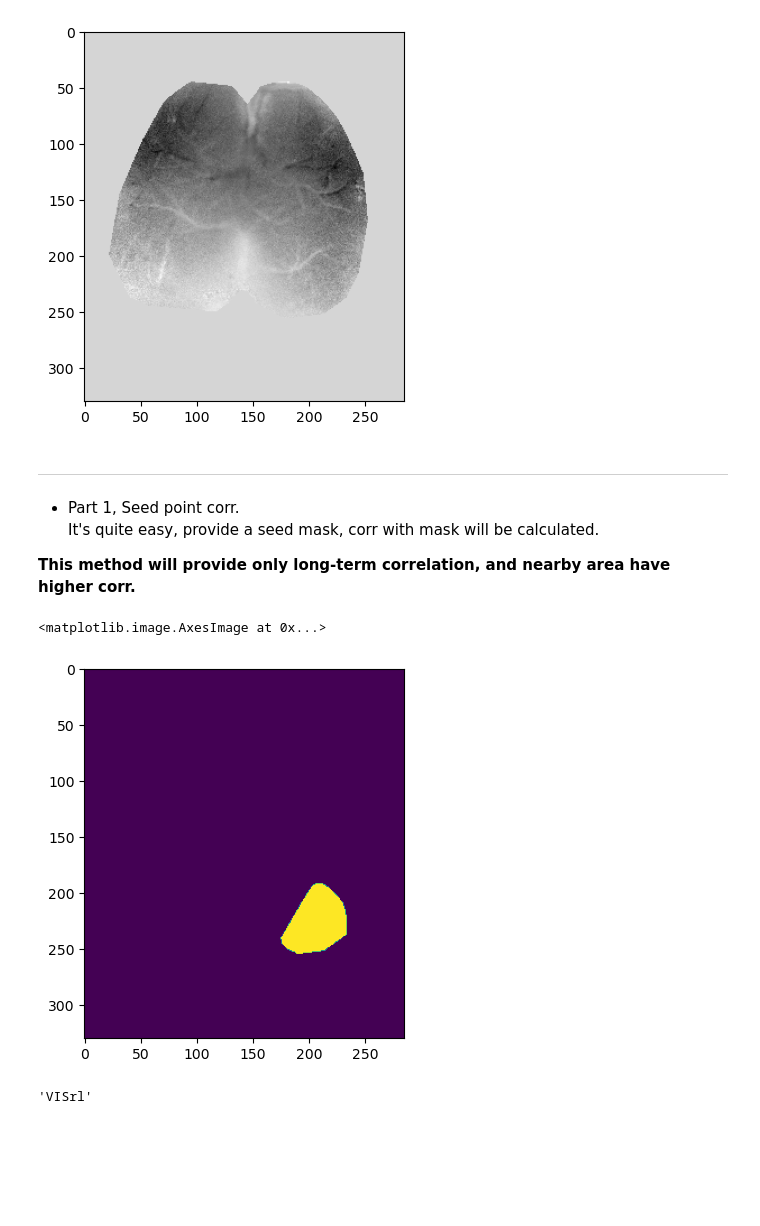
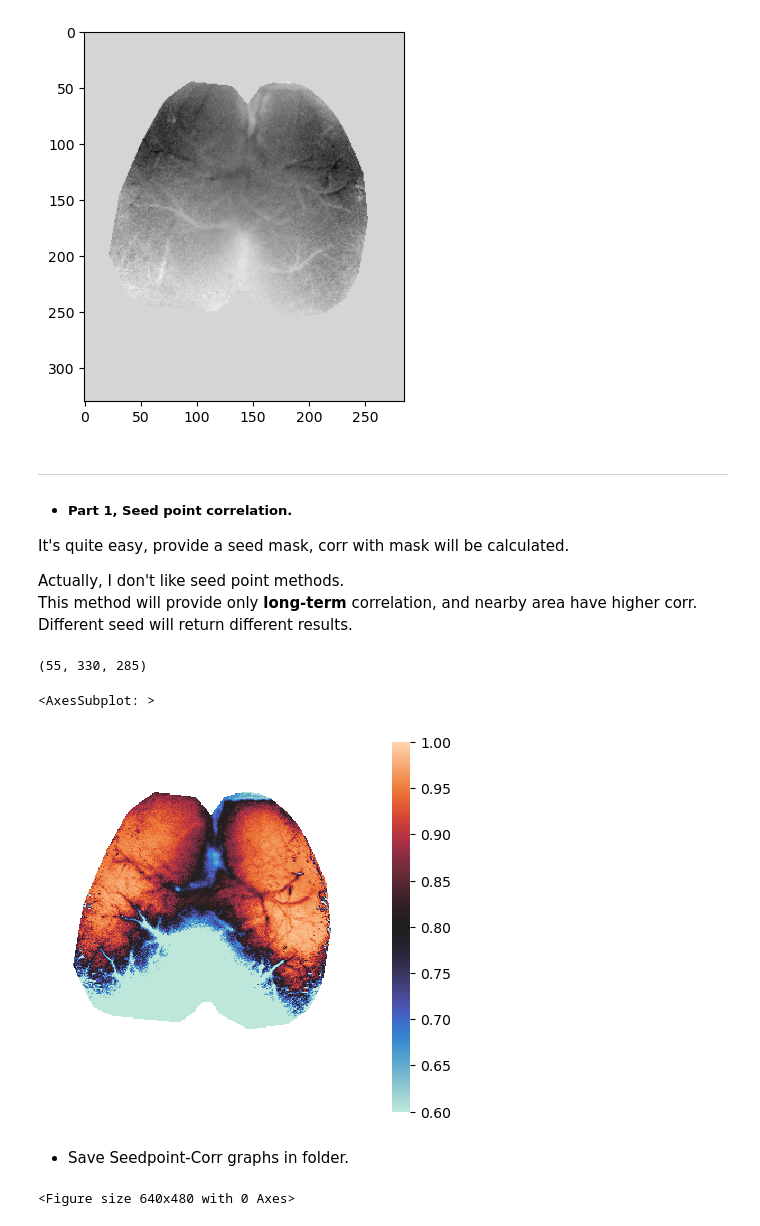
Before and after one commit to adolescent/Lulab_OI_Infrastructure, a Jupyter notebook: Tutorial/FC_Analysis_Demo/Part2_Direct_Corr_Methods/P2A1_Seedpoint_CorrMatrix.ipynb, the cells around one changed output. Drawn from its saved outputs; the diff is of its cells as text; code cells hidden in the pictures; blank space fills up the shorter version.

```diff
--- a/Tutorial/FC_Analysis_Demo/Part2_Direct_Corr_Methods/P2A1_Seedpoint_CorrMatrix.ipynb
+++ b/Tutorial/FC_Analysis_Demo/Part2_Direct_Corr_Methods/P2A1_Seedpoint_CorrMatrix.ipynb
@@ -43,21 +43,41 @@ plt.imshow(series[234,:,:],cmap='gray')
 [figure]
 # %% [markdown]
 ___
-- Part 1, Seed point corr.
+- #####  Part 1, Seed point correlation.
+
 It's quite easy, provide a seed mask, corr with mask will be calculated.
 
-**This method will provide only long-term correlation, and nearby area have higher corr.**
+Actually, I don't like seed point methods.
+This method will provide only **long-term** correlation, and nearby area have higher corr.
+Different seed will return different results.
 # %%
 # first, you need to select a mask of seed.
 from OI_Functions.Seed_Functions import  *
-seed_mask = MG.Get_Mask(area='VISp',LR='R')*joint_mask# you need this mask to get pix with value.
+seed_mask = MG.Get_Mask(area='SSp-bfd',LR='R')*joint_mask# you need this mask to get pix with value.
+fps = 5 # in Hz
+win_step = 60*fps # in seconds
+win_size = 300*fps # in seconds
 
-plt.imshow(seed_mask)
+# This single function will do the job of seed point corr.
+Corr_Wins = Seed_Window_Slide(seed_mask=seed_mask,response_matrix=series,win_size=win_size,win_step=win_step)
+print(Corr_Wins.shape)
+sns.heatmap(Corr_Wins[0],xticklabels=False,yticklabels=False,square=True,center=0.8,vmax = 1,vmin =0.6)
 # %% [output]
-<matplotlib.image.AxesImage at 0x...>
+(55, 330, 285)
+<AxesSubplot: >
-[figure, old version]
+[figure, new version]
-# %%
-a = cf.Load_Variable(r'D:\ZR\_Data_Temp\Ois200_Data\Full_Demo\Wild_Type\Preprocessed','Area_Response_Heatmap.pkl')
-a.index[0].split('_')[0]
-# %% [output]
-'VISrl'
+# %% [markdown]
+- Save Seedpoint-Corr graphs in folder.
+# %%
+savepath = cf.join(wp,'Seed_SSp-bfd_R')
+cf.mkdir(savepath)
+for i in tqdm(range(len(Corr_Wins))):
+    c_corr = Corr_Wins[i,:,:]
+    plt.clf()
+    # plt.cla()
+    fig,ax = plt.subplots(ncols=1,nrows=1,figsize = (5,5),dpi = 240)
+    sns.heatmap(c_corr,xticklabels=False,yticklabels=False,square=True,ax = ax,center=0.8,vmax = 1,vmin =0.6)
+    fig.savefig(cf.join(savepath,f'{10000+i}.png'))
+    plt.close(fig)
+# %% [output]
+<Figure size 640x480 with 0 Axes>
```
Also changed, not shown: parts of 6 cells of this notebook, 4 other files.
